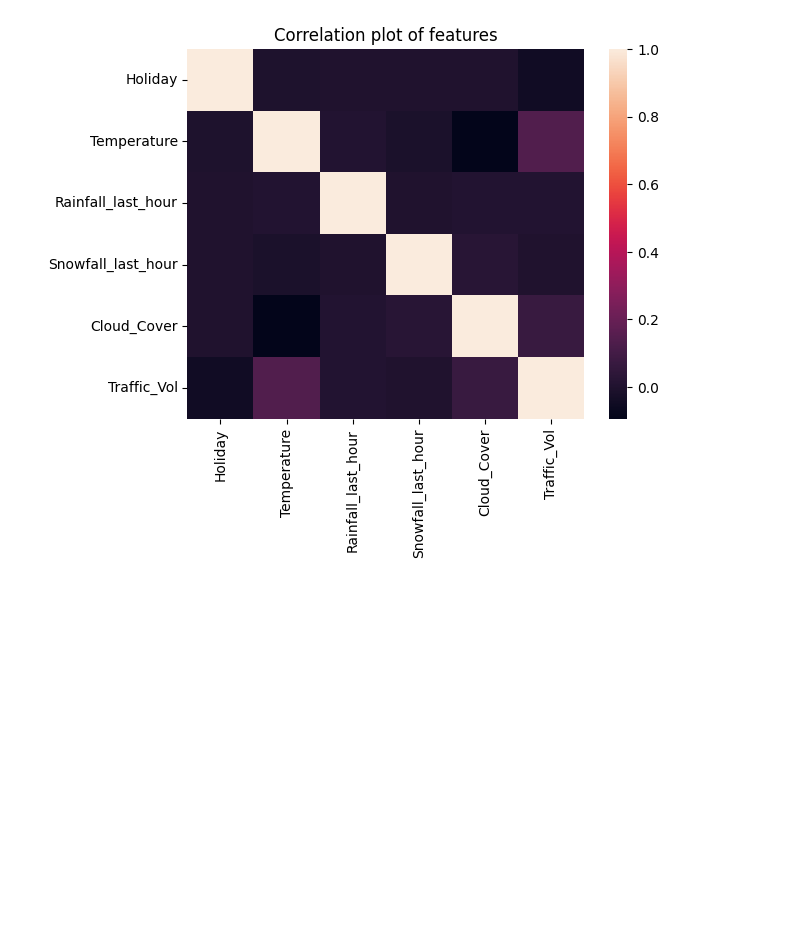
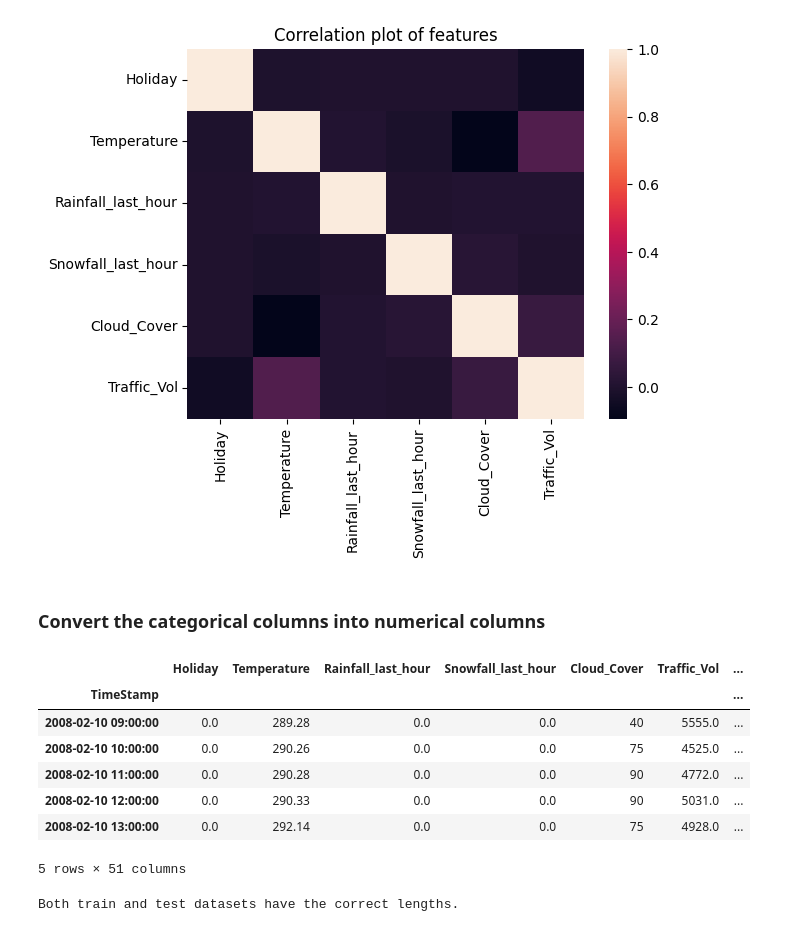
Before and after one commit to amulyaprasanth/the_great_indian_hiring_hackathon, a Jupyter notebook: research/eda.ipynb, the cells around one changed output. Drawn from its saved outputs; the diff is of its cells as text; code cells hidden in the pictures; blank space fills up the shorter version.

```diff
--- a/research/eda.ipynb
+++ b/research/eda.ipynb
@@ -395,3 +395,35 @@ plt.title("Correlation plot of features")
 plt.show()
 # %% [output]
 [figure]
+# %% [markdown]
+### Convert the categorical columns into numerical columns
+# %%
+# concatenate the train and test sets to avoid mismatch of features (i.e shape of train and  test sets)
+data = pd.concat([train, test])
+
+# One hot encode using get dummies method
+data = pd.get_dummies(data)
+
+# split back the train and test sets
+train_encoded = data.iloc[:len(train), :]
+test_encoded = data.iloc[len(train):, :]
+
+data.head()
+# %% [output]
+|  | Holiday | Temperature | Rainfall_last_hour | Snowfall_last_hour | Cloud_Cover | Traffic_Vol | ... |
+| TimeStamp |  |  |  |  |  |  | ... |
+| 2008-02-10 09:00:00 | 0.0 | 289.28 | 0.0 | 0.0 | 40 | 5555.0 | ... |
+| 2008-02-10 10:00:00 | 0.0 | 290.26 | 0.0 | 0.0 | 75 | 4525.0 | ... |
+| 2008-02-10 11:00:00 | 0.0 | 290.28 | 0.0 | 0.0 | 90 | 4772.0 | ... |
+| 2008-02-10 12:00:00 | 0.0 | 290.33 | 0.0 | 0.0 | 90 | 5031.0 | ... |
+| 2008-02-10 13:00:00 | 0.0 | 292.14 | 0.0 | 0.0 | 75 | 4928.0 | ... |
+5 rows × 51 columns
+# %%
+try:
+    assert len(train) == len(train_encoded), f"Train length mismatch: expected {len(train)}, got {len(train_encoded)}"
+    assert len(test) == len(test_encoded), f"Test length mismatch: expected {len(test)}, got {len(test_encoded)}"
+    print("Both train and test datasets have the correct lengths.")
+except AssertionError as e:
+    print(f"Assertion Error: {e}")
+# %% [output]
+Both train and test datasets have the correct lengths.
```
Also changed, not shown: parts of 1 cell of this notebook, 2 other files.
